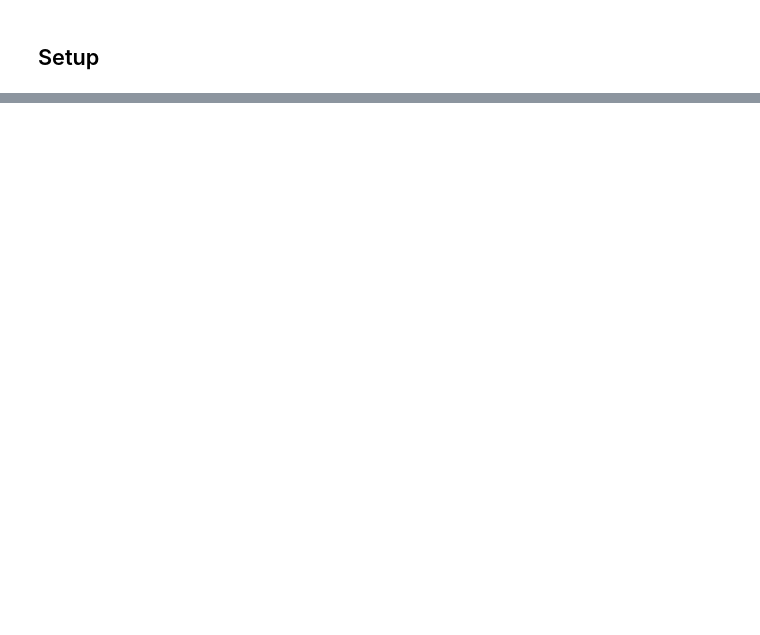
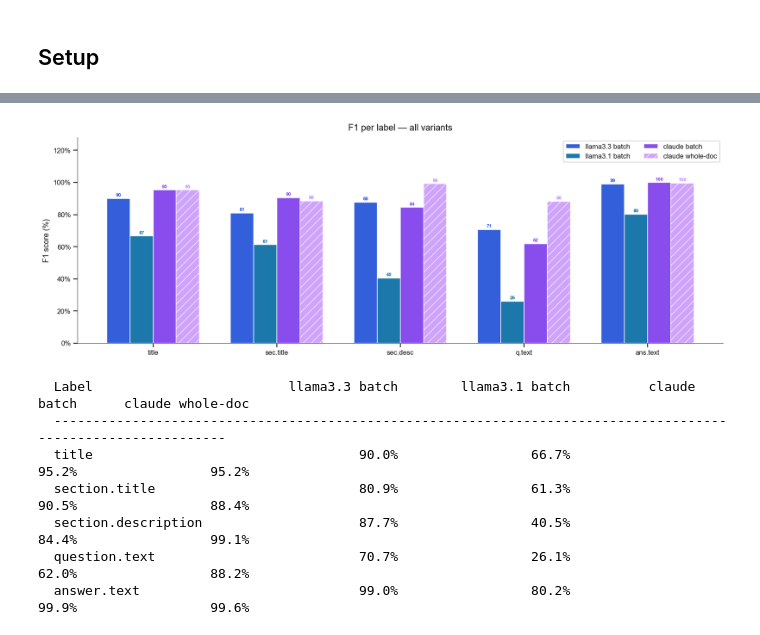
Before and after one commit to fairdataihub/dmpbridge, a Jupyter notebook: notebooks/experiments/01_whole_doc_prompt.ipynb, the cells around one changed output, grey strips where cells are left out. Cells and saved outputs as stored; diff of their text form; code cells hidden in the pictures; blank space fills up the shorter version.

```diff
--- a/notebooks/experiments/01_whole_doc_prompt.ipynb
+++ b/notebooks/experiments/01_whole_doc_prompt.ipynb
@@ -368,0 +242,49 @@ Whole-doc Claude LOSES to llama3.3-70b: 2 blocks
+# %%
+x2 = list(range(len(LABELS)))
+w2 = 0.75 / n_v
+
+fig, ax = plt.subplots(figsize=(14, 5))
+for i, (name, (_, conf)) in enumerate(ACTIVE.items()):
+    _, color, hatch = VARIANTS[name]
+    alpha   = 0.9 if hatch is None else 0.75
+    f1_vals = [_f1(conf, l) * 100 for l in LABELS]
+    offset  = (i - n_v / 2 + 0.5) * w2
+    bars    = ax.bar(
+        [xi + offset for xi in x2], f1_vals,
+        width=w2, label=name, color=color,
+        edgecolor="white", alpha=alpha, hatch=hatch
+    )
+    for bar, v in zip(bars, f1_vals):
+        if v > 0:
+            ax.text(bar.get_x() + bar.get_width() / 2, bar.get_height() + 0.8,
+                    f"{v:.0f}", ha="center", va="bottom",
+                    fontsize=7, fontweight="bold", color=color)
+
+ax.set_xticks(x2)
+ax.set_xticklabels(SHORT, fontsize=10)
+ax.set_ylim(0, 128)
+ax.set_ylabel("F1 score (%)")
+ax.set_title("F1 per label — all variants", pad=10)
+ax.yaxis.set_major_formatter(mticker.FuncFormatter(lambda v, _: f"{v:.0f}%"))
+ax.legend(framealpha=0.9, ncol=2)
+sns.despine()
+plt.tight_layout()
+plt.show()
+
+# F1 table
+print(f"\n  {'Label':<22}" + "".join(f"  {n:>20}" for n in ACTIVE))
+print("  " + "-" * (22 + 22 * n_v))
+for lbl in LABELS:
+    row = f"  {lbl:<22}"
+    for name, (_, conf) in ACTIVE.items():
+        row += f"  {_f1(conf, lbl)*100:>19.1f}%"
+    print(row)
+# %% [output]
+[figure, added]
+  Label                         llama3.3 batch        llama3.1 batch          claude batch      claude whole-doc
+  --------------------------------------------------------------------------------------------------------------
+  title                                  90.0%                 66.7%                 95.2%                 95.2%
+  section.title                          80.9%                 61.3%                 90.5%                 88.4%
+  section.description                    87.7%                 40.5%                 84.4%                 99.1%
+  question.text                          70.7%                 26.1%                 62.0%                 88.2%
+  answer.text                            99.0%                 80.2%                 99.9%                 99.6%
```
Also changed, not shown: parts of 34 cells of this notebook, 13 other files.
